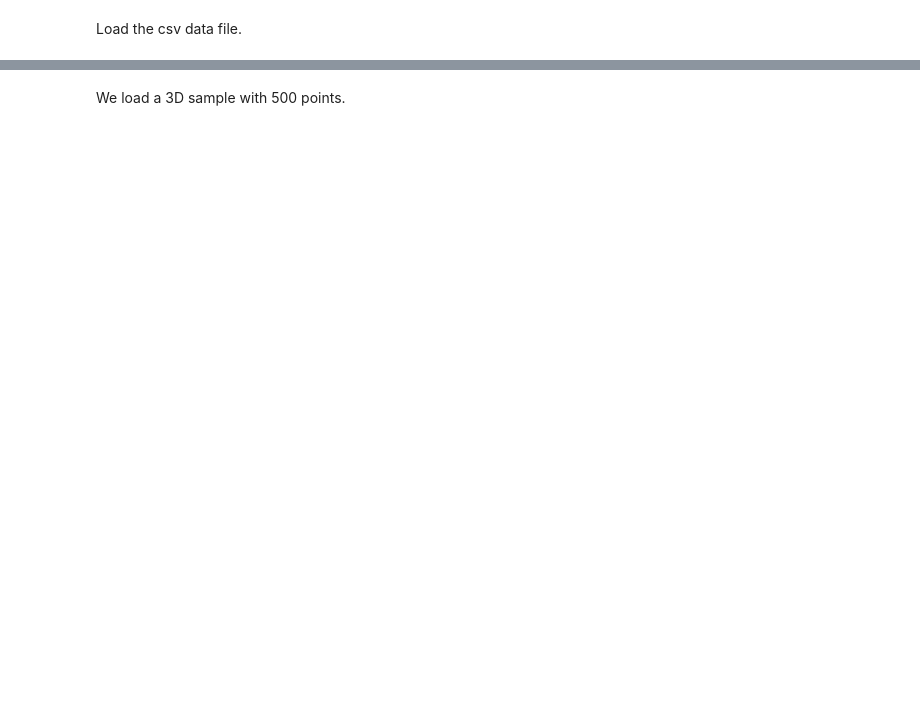
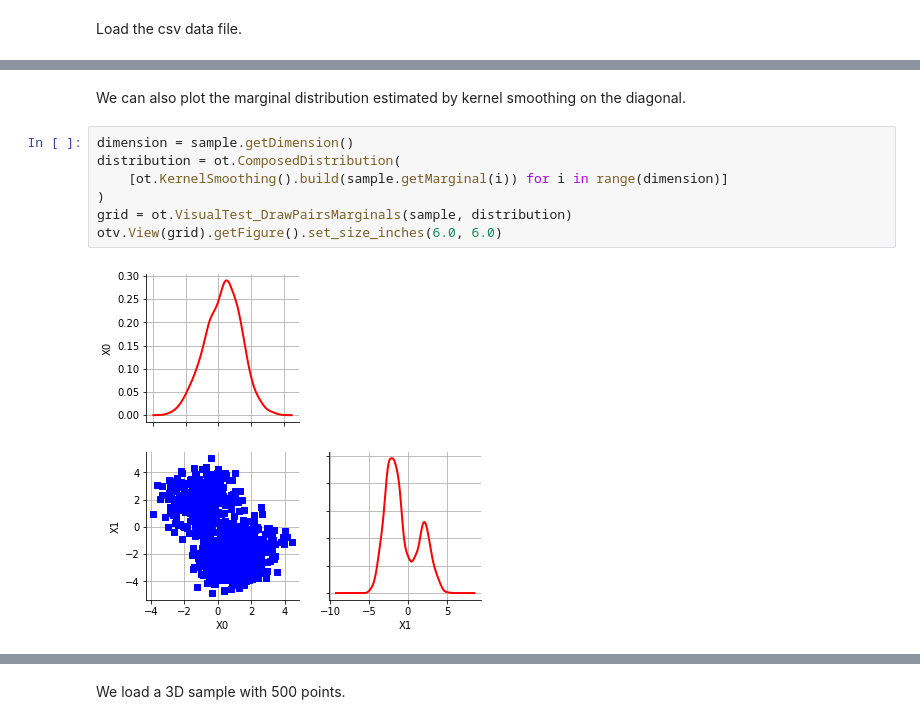
Before and after one commit to mbaudin47/othdrplot, a Jupyter notebook: doc/examples/MatrixPlot.ipynb, the cells around one changed output, grey strips where cells are left out. Saved outputs shown, nothing was run; the diff lists cells and outputs as text; blank space fills up the shorter version.

```diff
--- a/doc/examples/MatrixPlot.ipynb
+++ b/doc/examples/MatrixPlot.ipynb
@@ -43,0 +31,11 @@ _ = mp.draw()
+# %% [markdown]
+We can also plot the marginal distribution estimated by kernel smoothing on the diagonal.
+# %%
+dimension = sample.getDimension()
+distribution = ot.ComposedDistribution(
+    [ot.KernelSmoothing().build(sample.getMarginal(i)) for i in range(dimension)]
+)
+grid = ot.VisualTest_DrawPairsMarginals(sample, distribution)
+otv.View(grid).getFigure().set_size_inches(6.0, 6.0)
+# %% [output]
+[figure, added]
```
Also changed, not shown: parts of 21 cells of this notebook.
